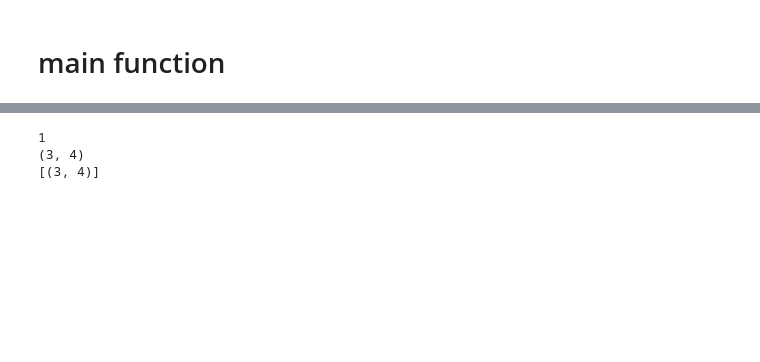
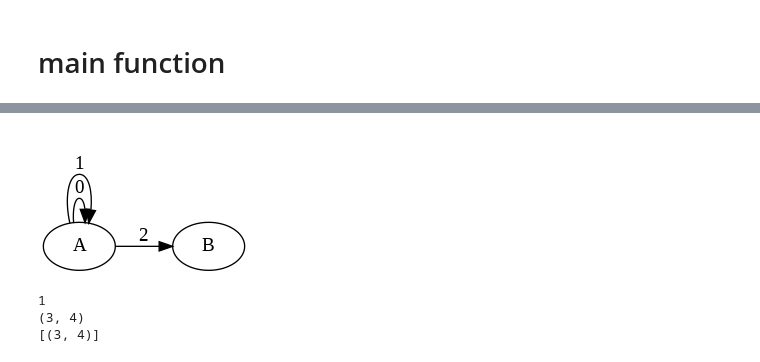
Before and after one commit to MaiAbdelhameed/Regex-to-Min-DFA, a Jupyter notebook: Compilers_Assignment_DFA.ipynb, the cells around one changed output, grey strips where cells are left out. Drawn from its saved outputs; the diff is of its cells as text; code cells hidden in the pictures; blank space fills up the shorter version.

```diff
--- a/Compilers_Assignment_DFA.ipynb
+++ b/Compilers_Assignment_DFA.ipynb
@@ -1189,3 +1246,15 @@ S4 S5 False
+# %%
+
+g = Digraph(graph_attr={'rankdir': 'LR'})
+g.node("A")
+g.node("B")
+g.edge("A", "A", label = "0")
+g.edge("A", "A", label = "1")
+g.edge("A", "B", label = "2")
+g.render('g', format = 'png', cleanup = True, view = True)
+display(Image('g.png'))
+# %% [output]
+[figure, added]
 # %%
 l = [(1, 2), (3, 4), (2, 3)]
 
```
Also changed, not shown: parts of 9 cells of this notebook.
